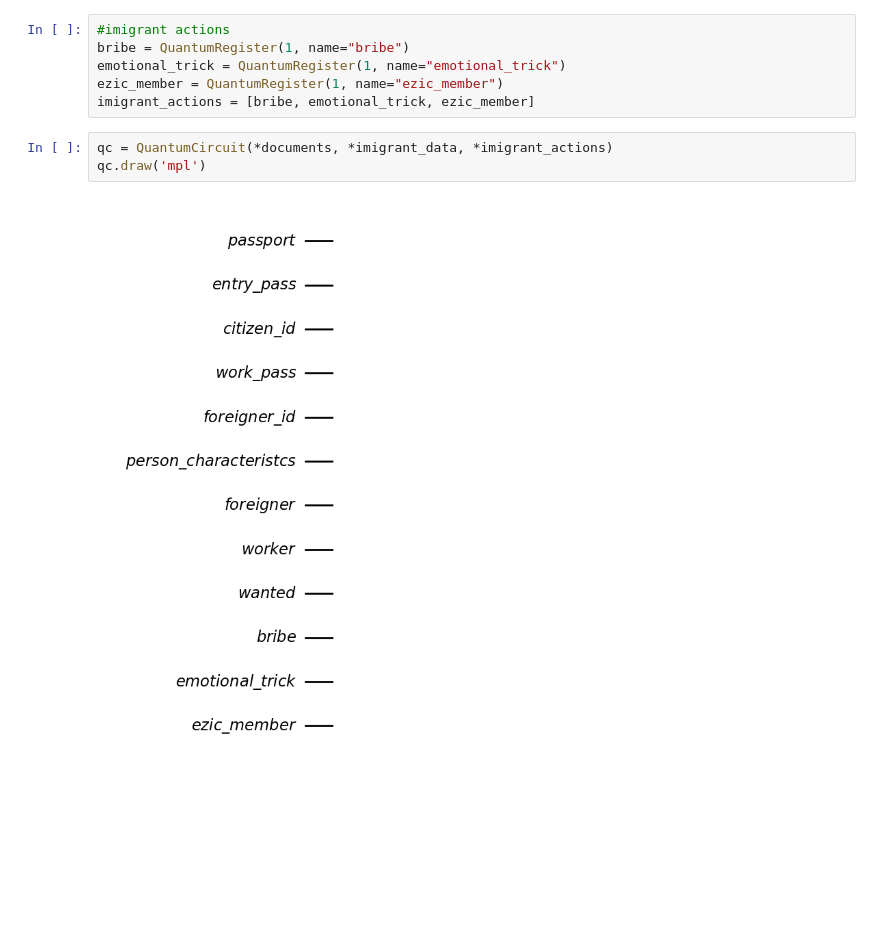
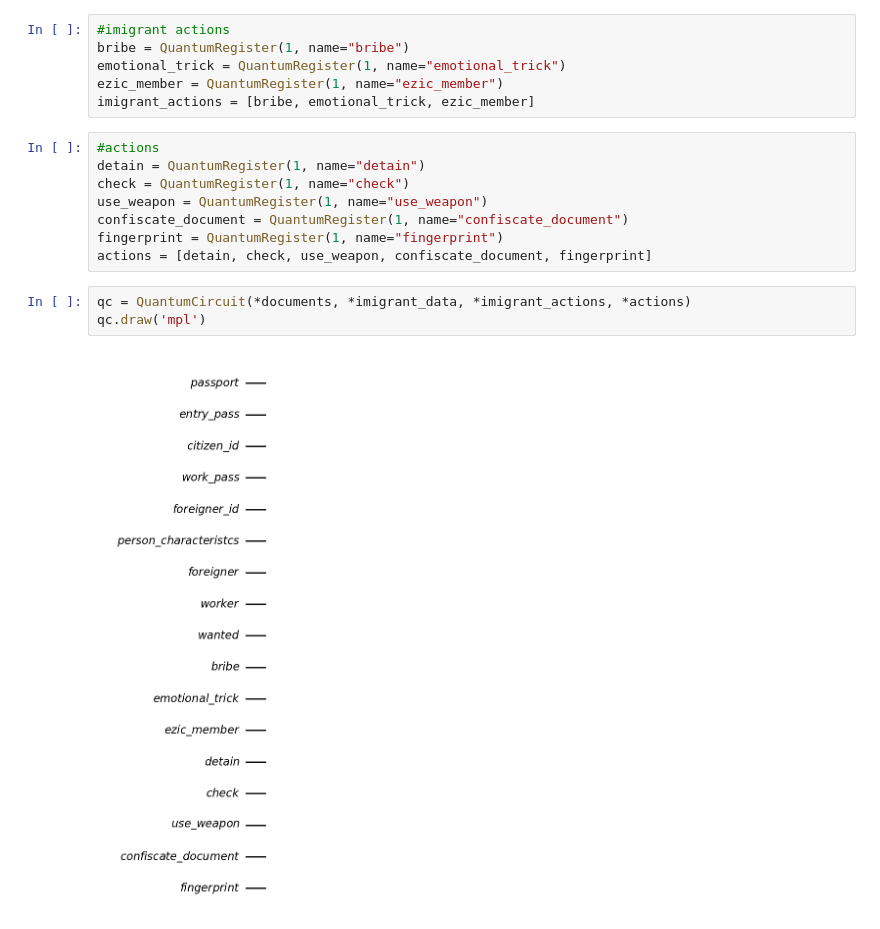
Before and after one commit to Dpbm/QPapersPlease, a Jupyter notebook: papers-please.ipynb, the cells around one changed output. Saved outputs shown, nothing was run; the diff lists cells and outputs as text; blank space fills up the shorter version.

Commit message:
added actions

```diff
--- a/papers-please.ipynb
+++ b/papers-please.ipynb
@@ -32,8 +32,16 @@ bribe = QuantumRegister(1, name="bribe")
 emotional_trick = QuantumRegister(1, name="emotional_trick")
 ezic_member = QuantumRegister(1, name="ezic_member")
 imigrant_actions = [bribe, emotional_trick, ezic_member]
+# %%
+#actions
+detain = QuantumRegister(1, name="detain")
+check = QuantumRegister(1, name="check")
+use_weapon = QuantumRegister(1, name="use_weapon")
+confiscate_document = QuantumRegister(1, name="confiscate_document")
+fingerprint = QuantumRegister(1, name="fingerprint")
+actions = [detain, check, use_weapon, confiscate_document, fingerprint]
 # %%
-qc = QuantumCircuit(*documents, *imigrant_data, *imigrant_actions)
+qc = QuantumCircuit(*documents, *imigrant_data, *imigrant_actions, *actions)
 qc.draw('mpl')
 # %% [output]
-[figure, old version]
+[figure, new version]
```
